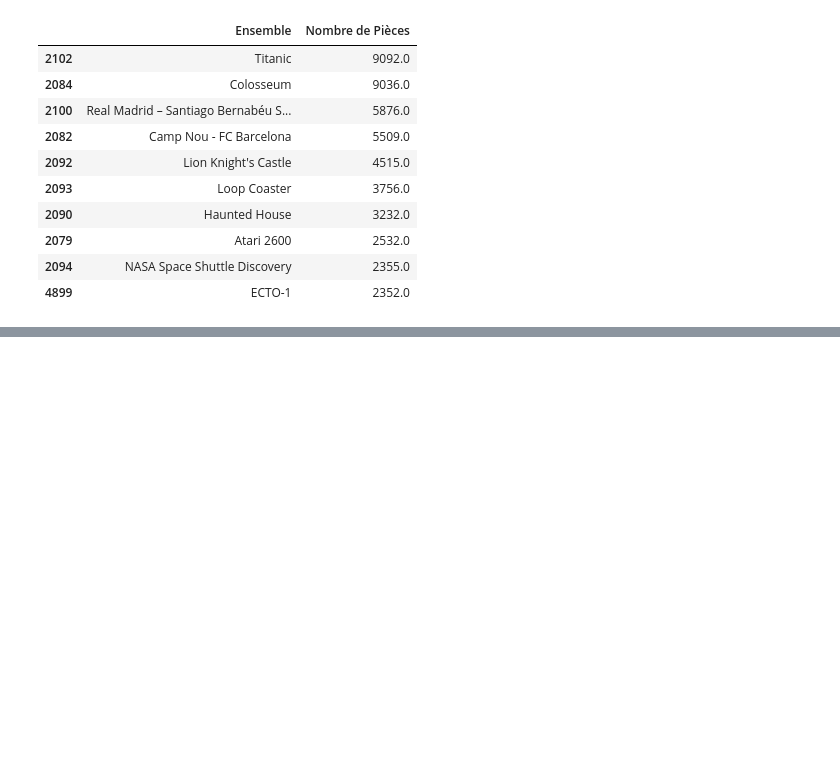
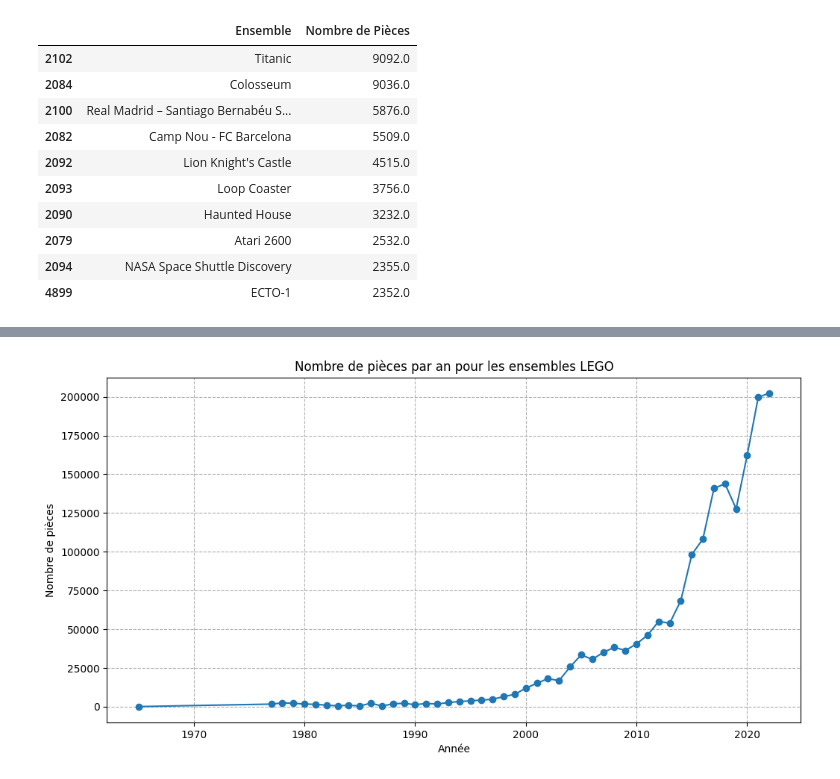
Before and after one commit to doumsdd/Oh-My-LEGO, a Jupyter notebook: Legaux_Mams.ipynb, the cells around one changed output, grey strips where cells are left out. Cells and saved outputs as stored; diff of their text form; code cells hidden in the pictures; blank space fills up the shorter version.

```diff
--- a/Legaux_Mams.ipynb
+++ b/Legaux_Mams.ipynb
@@ -330,3 +373,17 @@ fig = px.bar(top_10_icons_sets_by_parts, x='name', y='parts', title="Top 10 des
 fig.show()
 # %% [output]
 [interactive output not drawn]
+# %%
+# Grouping data by year and calculating the sum of parts for each year
+parts_per_year = data.groupby('year')['parts'].sum().reset_index()
+
+# Plotting the data
+plt.figure(figsize=[12,6])
+plt.plot(parts_per_year['year'], parts_per_year['parts'], marker='o')
+plt.title('Nombre de pièces par an pour les ensembles LEGO')
+plt.xlabel('Année')
+plt.ylabel('Nombre de pièces')
+plt.grid(True, linestyle='--')
+plt.show()
+# %% [output]
+[figure, added]
```
Also changed, not shown: parts of 5 cells of this notebook.
